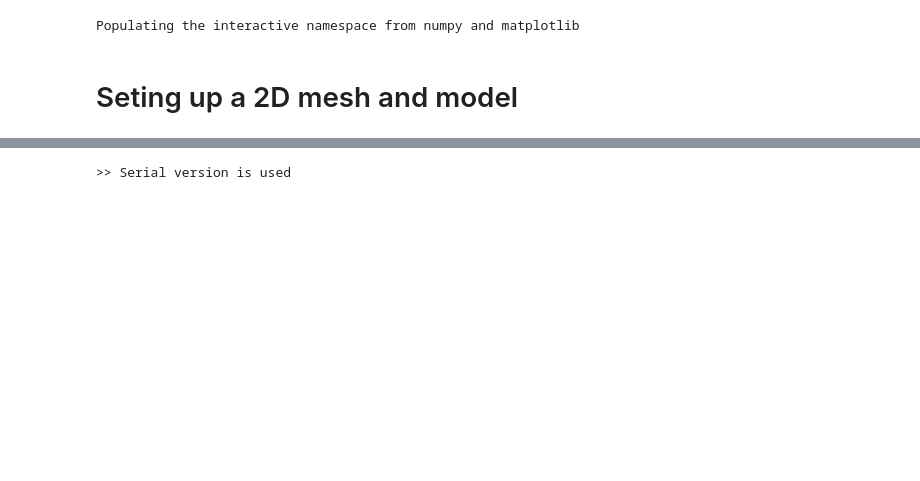
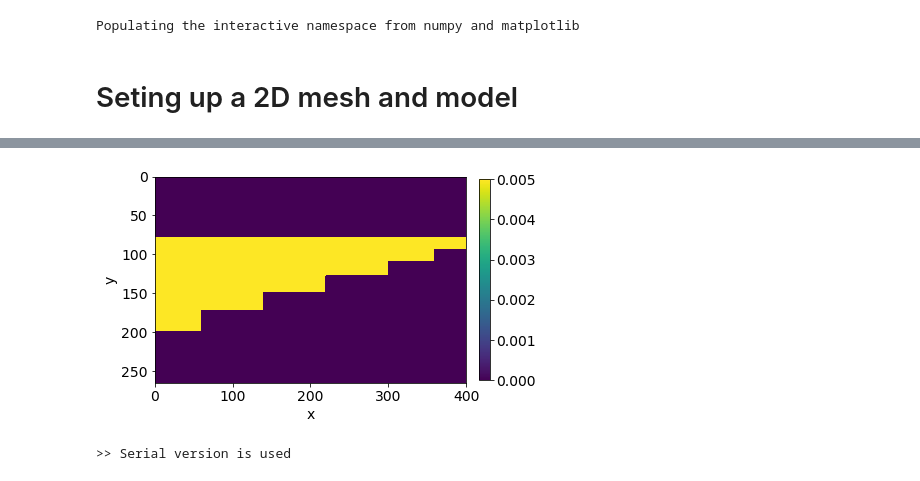
Before and after one commit to simpeg/simpegEM1D, a Jupyter notebook: notebooks/examples/Test_global_em1d_inversion.ipynb, the cells around one changed output, grey strips where cells are left out. Cells and saved outputs as stored; diff of their text form; code cells hidden in the pictures; blank space fills up the shorter version.

```diff
--- a/notebooks/examples/Test_global_em1d_inversion.ipynb
+++ b/notebooks/examples/Test_global_em1d_inversion.ipynb
@@ -51,3 +53,13 @@ plt.gca().set_aspect(1)
+# %%
+cb = plt.colorbar(
+    mesh.plotImage(chi, grid=False)[0],
+    fraction=0.03, pad=0.04
+)
+
+plt.ylim(mesh.vectorNy.max(), mesh.vectorNy.min())
+plt.gca().set_aspect(1)
+# %% [output]
+[figure, added]
 # %%
 x = mesh.vectorCCx
 y = np.zeros_like(x)
```
Also changed, not shown: parts of 9 cells of this notebook, 8 other files.
